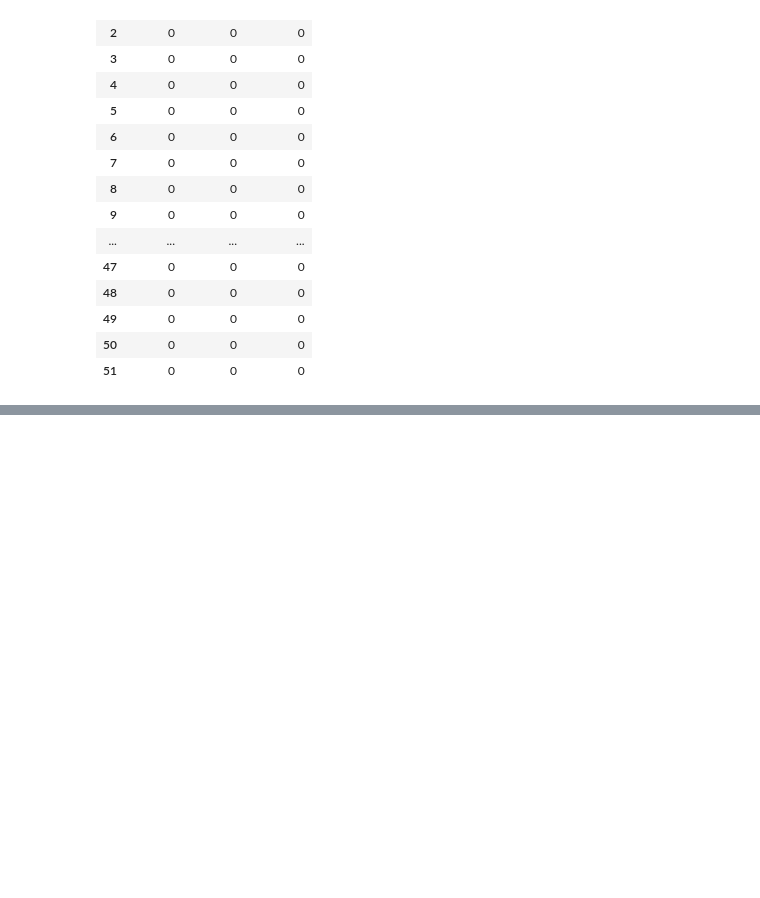
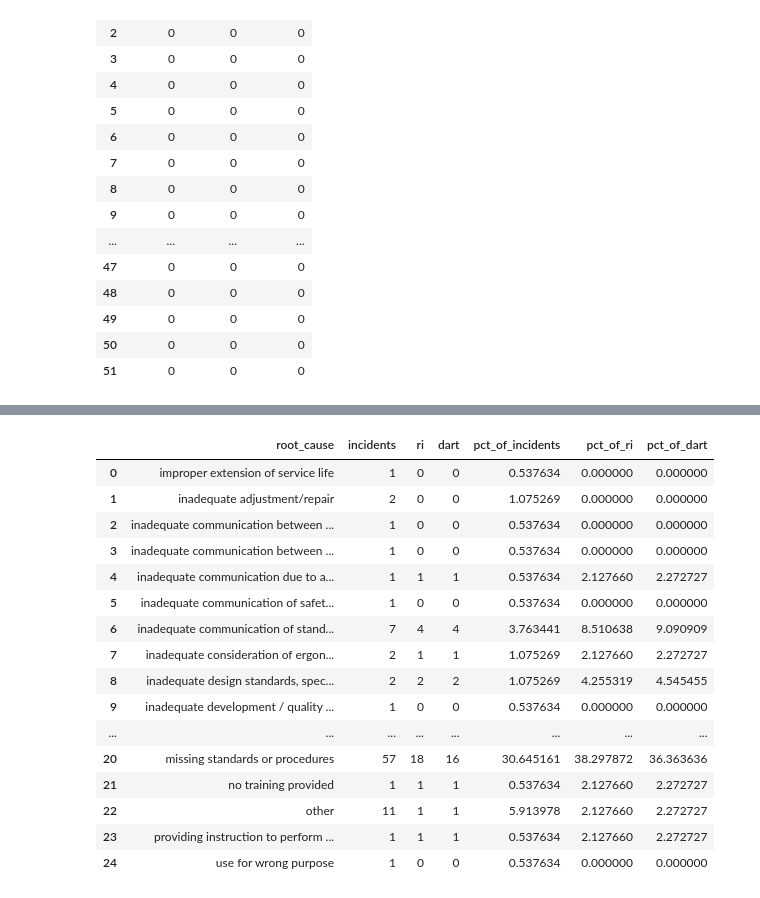
Before and after one commit to JudeMirac/Saftey-Risk-Analysis, a Jupyter notebook: notebooks/data_health_checks.ipynb, the cells around one changed output, grey strips where cells are left out. Saved outputs shown, nothing was run; the diff lists cells and outputs as text; code cells hidden in the pictures; blank space fills up the shorter version.

Commit message:
Safety Project

```diff
--- a/notebooks/data_health_checks.ipynb
+++ b/notebooks/data_health_checks.ipynb
@@ -176,0 +157,21 @@ DatabaseError: Execution failed on sql 'SELECT * FROM dist_root_cause;': no such
+# %%
+# view root cause
+root_cause
+# %% [output]
+|  | root_cause | incidents | ri | dart | pct_of_incidents | pct_of_ri | pct_of_dart |
+| 0 | improper extension of service life | 1 | 0 | 0 | 0.537634 | 0.000000 | 0.000000 |
+| 1 | inadequate adjustment/repair | 2 | 0 | 0 | 1.075269 | 0.000000 | 0.000000 |
+| 2 | inadequate communication between ... | 1 | 0 | 0 | 0.537634 | 0.000000 | 0.000000 |
+| 3 | inadequate communication between ... | 1 | 0 | 0 | 0.537634 | 0.000000 | 0.000000 |
+| 4 | inadequate communication due to a... | 1 | 1 | 1 | 0.537634 | 2.127660 | 2.272727 |
+| 5 | inadequate communication of safet... | 1 | 0 | 0 | 0.537634 | 0.000000 | 0.000000 |
+| 6 | inadequate communication of stand... | 7 | 4 | 4 | 3.763441 | 8.510638 | 9.090909 |
+| 7 | inadequate consideration of ergon... | 2 | 1 | 1 | 1.075269 | 2.127660 | 2.272727 |
+| 8 | inadequate design standards, spec... | 2 | 2 | 2 | 1.075269 | 4.255319 | 4.545455 |
+| 9 | inadequate development / quality ... | 1 | 0 | 0 | 0.537634 | 0.000000 | 0.000000 |
+| ... | ... | ... | ... | ... | ... | ... | ... |
+| 20 | missing standards or procedures | 57 | 18 | 16 | 30.645161 | 38.297872 | 36.363636 |
+| 21 | no training provided | 1 | 1 | 1 | 0.537634 | 2.127660 | 2.272727 |
+| 22 | other | 11 | 1 | 1 | 5.913978 | 2.127660 | 2.272727 |
+| 23 | providing instruction to perform ... | 1 | 1 | 1 | 0.537634 | 2.127660 | 2.272727 |
+| 24 | use for wrong purpose | 1 | 0 | 0 | 0.537634 | 0.000000 | 0.000000 |
```
Also changed, not shown: parts of 5 cells of this notebook.
